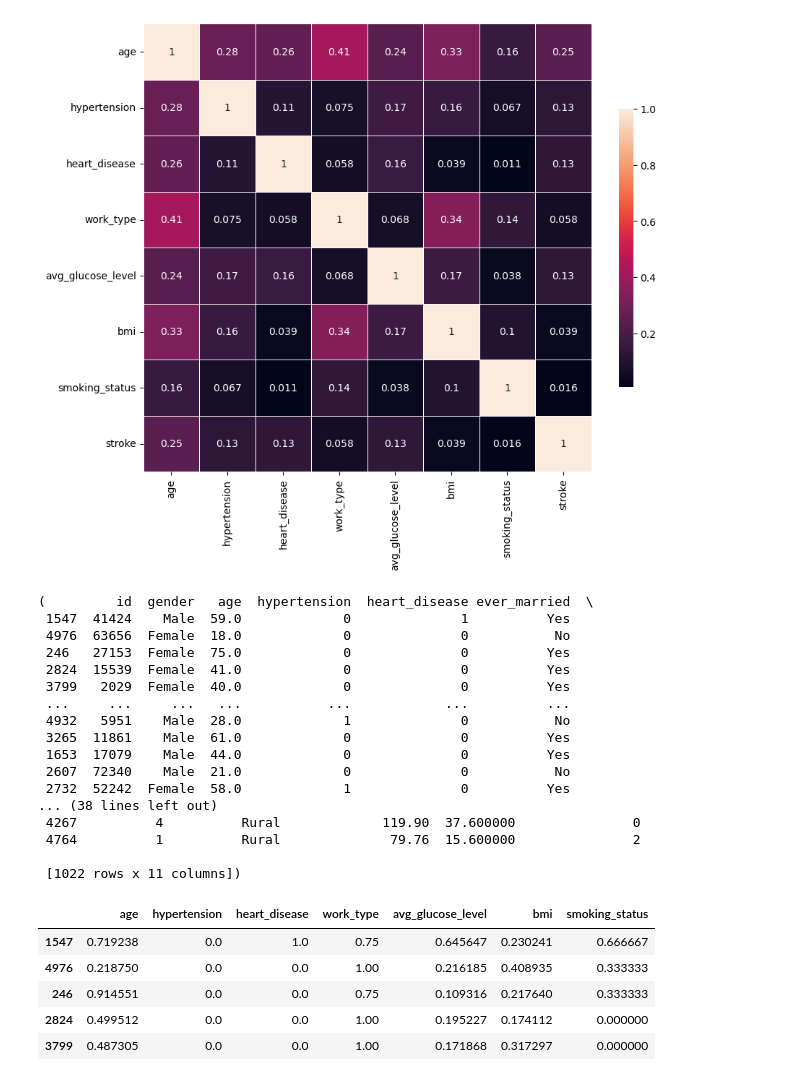
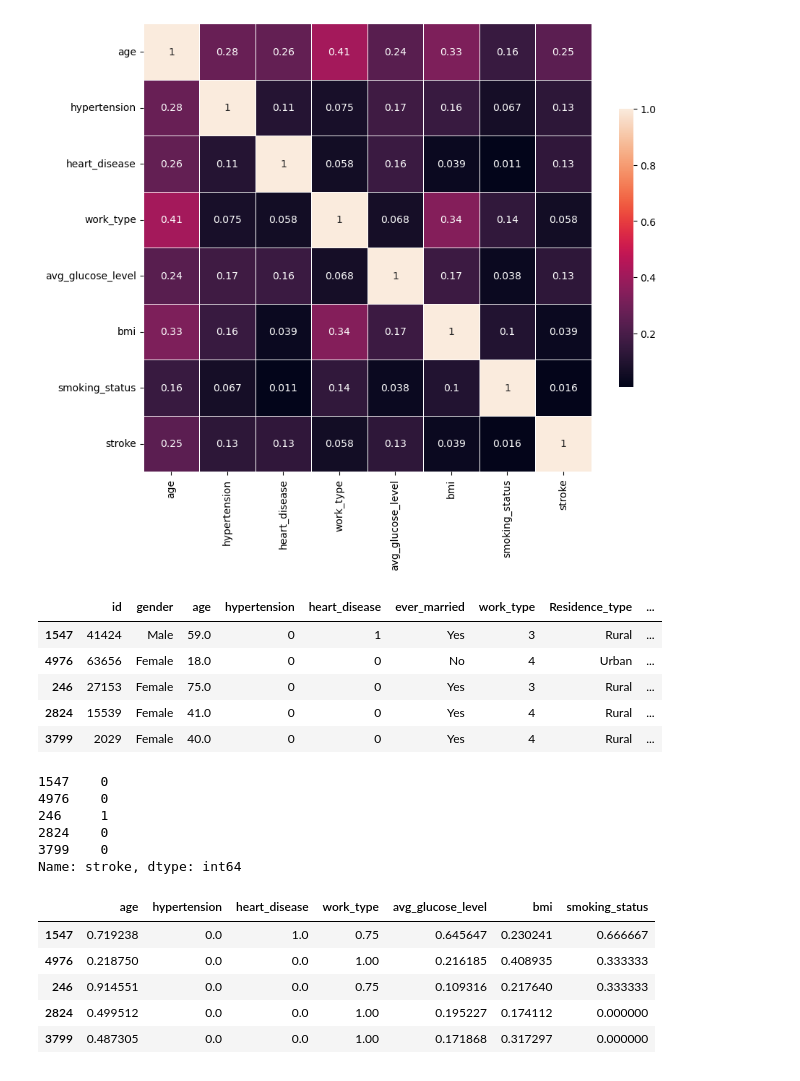
Before and after one commit to Egbe34/ML-Project, a Jupyter notebook: notebooks/robert_ml_101.ipynb, the cells around one changed output. Cells and saved outputs as stored; diff of their text form; code cells hidden in the pictures.

```diff
--- a/notebooks/robert_ml_101.ipynb
+++ b/notebooks/robert_ml_101.ipynb
@@ -134,25 +113,23 @@ plt.show()
 # %%
 X_train, X_test, y_train, y_test = train_test_split(features, target, test_size = 0.20, random_state=0)
 # %%
-X_train,X_test
+X_train.head()
 # %% [output]
-(         id  gender   age  hypertension  heart_disease ever_married  \
- 1547  41424    Male  59.0             0              1          Yes
- 4976  63656  Female  18.0             0              0           No
- 246   27153  Female  75.0             0              0          Yes
- 2824  15539  Female  41.0             0              0          Yes
- 3799   2029  Female  40.0             0              0          Yes
- ...     ...     ...   ...           ...            ...          ...
- 4932   5951    Male  28.0             1              0           No
- 3265  11861    Male  61.0             0              0          Yes
- 1653  17079    Male  44.0             0              0          Yes
- 2607  72340    Male  21.0             0              0           No
- 2732  52242  Female  58.0             1              0          Yes
-... (38 lines left out)
- 4267          4          Rural             119.90  37.600000               0
- 4764          1          Rural              79.76  15.600000               2
-
- [1022 rows x 11 columns])
+|  | id | gender | age | hypertension | heart_disease | ever_married | work_type | Residence_type | ... |
+| 1547 | 41424 | Male | 59.0 | 0 | 1 | Yes | 3 | Rural | ... |
+| 4976 | 63656 | Female | 18.0 | 0 | 0 | No | 4 | Urban | ... |
+| 246 | 27153 | Female | 75.0 | 0 | 0 | Yes | 3 | Rural | ... |
+| 2824 | 15539 | Female | 41.0 | 0 | 0 | Yes | 4 | Rural | ... |
+| 3799 | 2029 | Female | 40.0 | 0 | 0 | Yes | 4 | Rural | ... |
+# %%
+y_train.head()
+# %% [output]
+1547    0
+4976    0
+246     1
+2824    0
+3799    0
+Name: stroke, dtype: int64
 # %%
 X_train_num = X_train.select_dtypes(include="number").drop("id",axis = 1)
 X_test_num = X_test.select_dtypes(include="number").drop("id",axis = 1)
```
Also changed, not shown: parts of 23 cells of this notebook, 5 other files.
